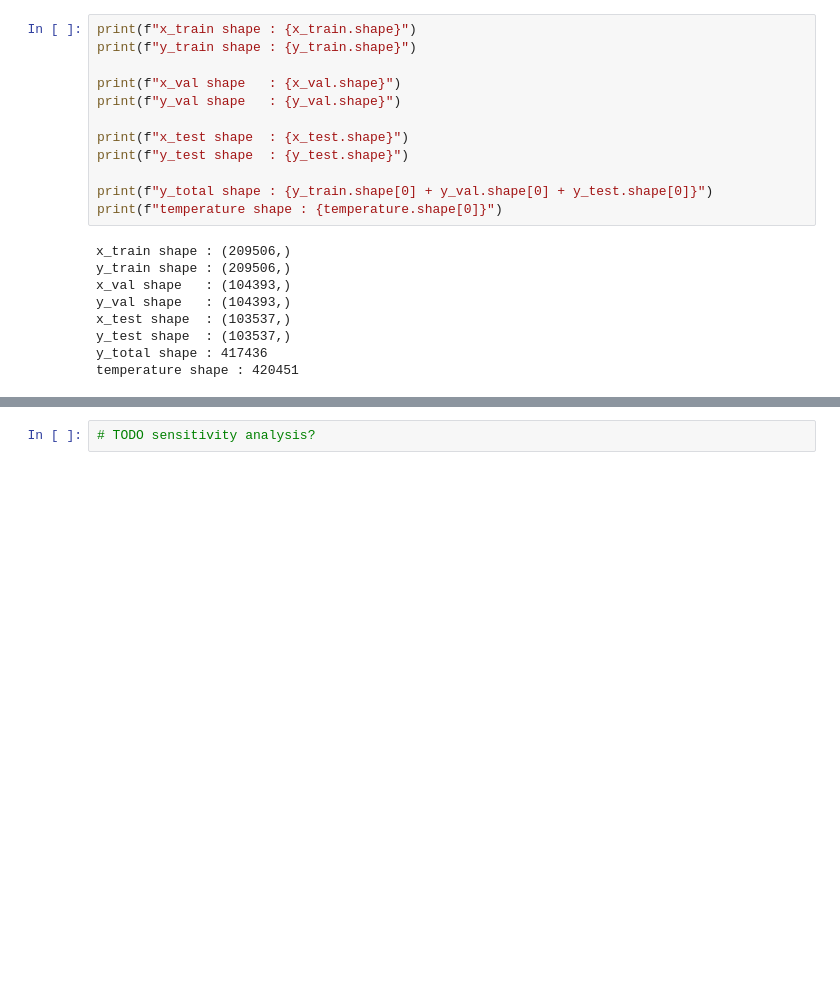
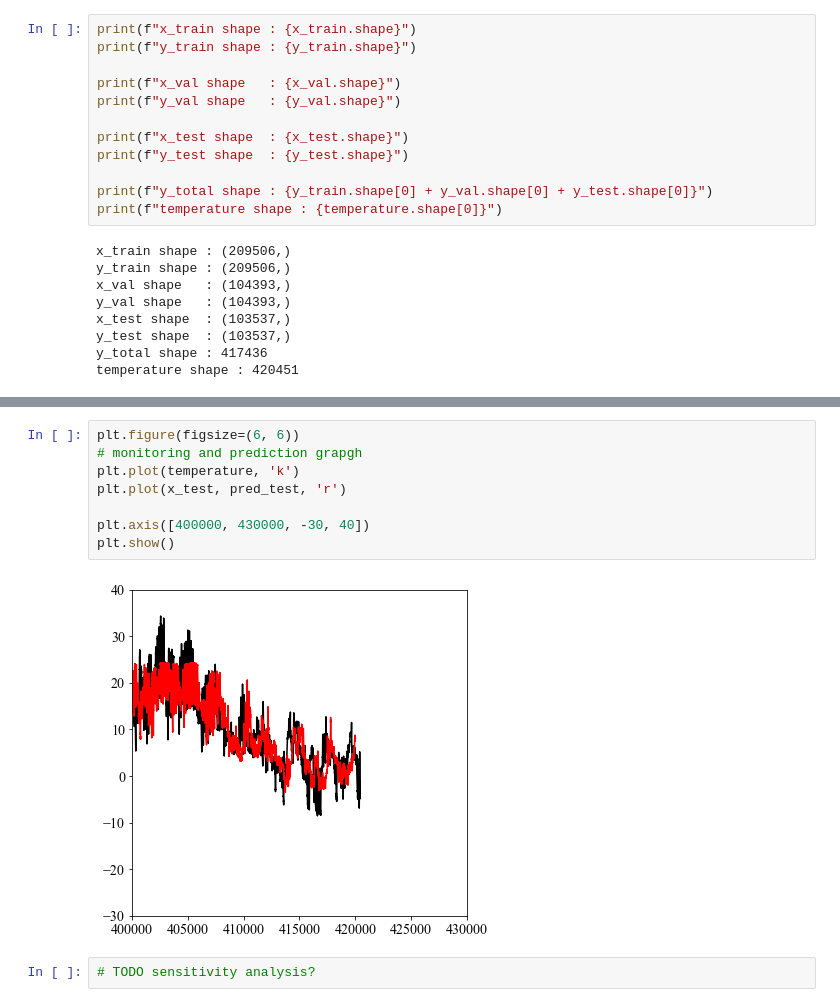
Before and after one commit to meticulousdev/Keras, a Jupyter notebook: code_2nd/chap10/dl_for_timeseries.ipynb, the cells around one changed output, grey strips where cells are left out. Drawn from its saved outputs; the diff is of its cells as text; blank space fills up the shorter version.

```diff
--- a/code_2nd/chap10/dl_for_timeseries.ipynb
+++ b/code_2nd/chap10/dl_for_timeseries.ipynb
@@ -398,2 +426,12 @@ plt.show()
+# %%
+plt.figure(figsize=(6, 6))
+# monitoring and prediction grapgh
+plt.plot(temperature, 'k')
+plt.plot(x_test, pred_test, 'r')
+
+plt.axis([400000, 430000, -30, 40])
+plt.show()
+# %% [output]
+[figure, added]
 # %%
 # TODO sensitivity analysis?
```
Also changed, not shown: parts of 7 cells of this notebook.
